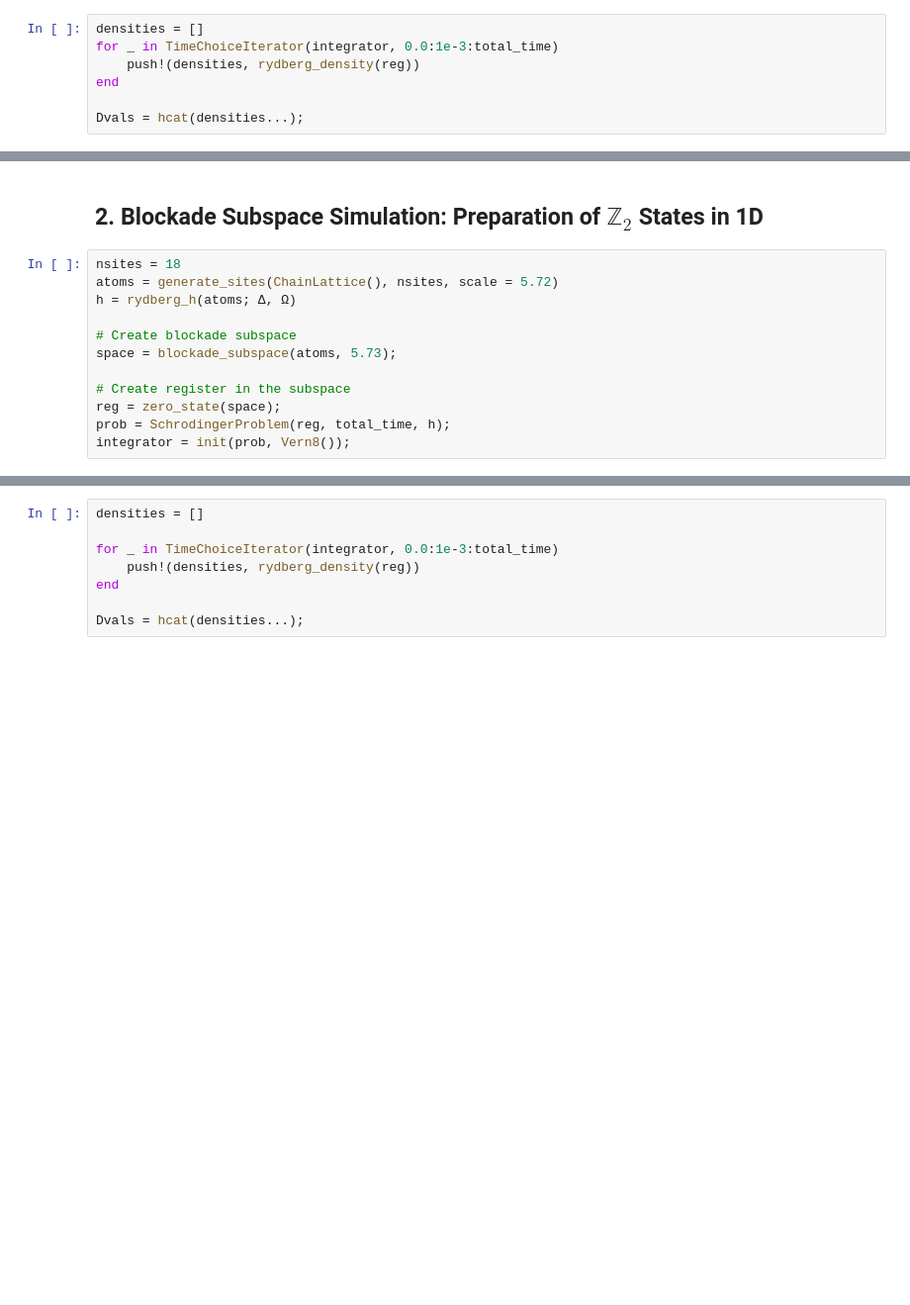
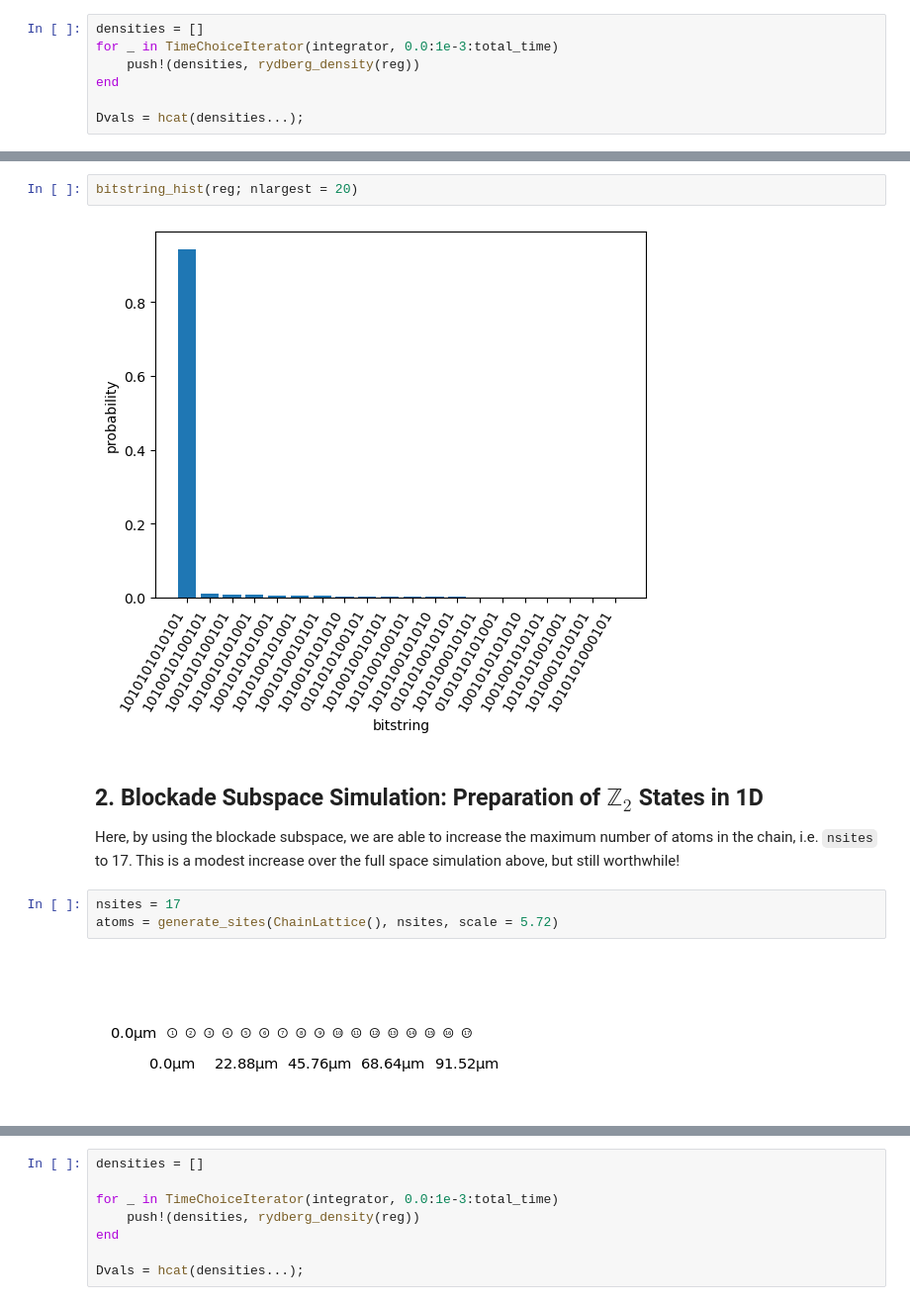
Before and after one commit to CDL-Quantum/CohortProject_2022, a Jupyter notebook: Week1_Rydberg/Task 2.ipynb, the cells around one changed output, grey strips where cells are left out. Shown at 99% size. Cells and saved outputs as stored; diff of their text form; blank space fills up the shorter version.

```diff
--- a/Week1_Rydberg/Task 2.ipynb
+++ b/Week1_Rydberg/Task 2.ipynb
@@ -61,14 +65,12 @@ fig
+# %%
+bitstring_hist(reg; nlargest = 20)
+# %% [output]
+[figure, added]
 # %% [markdown]
 ## 2. Blockade Subspace Simulation: Preparation of $\mathbb{Z}_2$ States in 1D
+Here, by using the blockade subspace, we are able to increase the maximum number of atoms in the chain, i.e. `nsites` to 17. This is a modest increase over the full space simulation above, but still worthwhile!
 # %%
-nsites = 18
+nsites = 17
 atoms = generate_sites(ChainLattice(), nsites, scale = 5.72)
-h = rydberg_h(atoms; Δ, Ω)
-
-# Create blockade subspace
-space = blockade_subspace(atoms, 5.73);
-
-# Create register in the subspace
-reg = zero_state(space);
-prob = SchrodingerProblem(reg, total_time, h);
-integrator = init(prob, Vern8());
+# %% [output]
+[figure, added]
```
Also changed, not shown: parts of 14 cells of this notebook.
